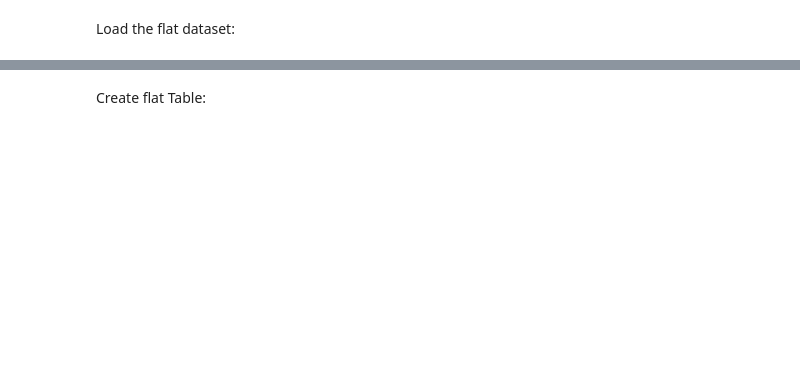
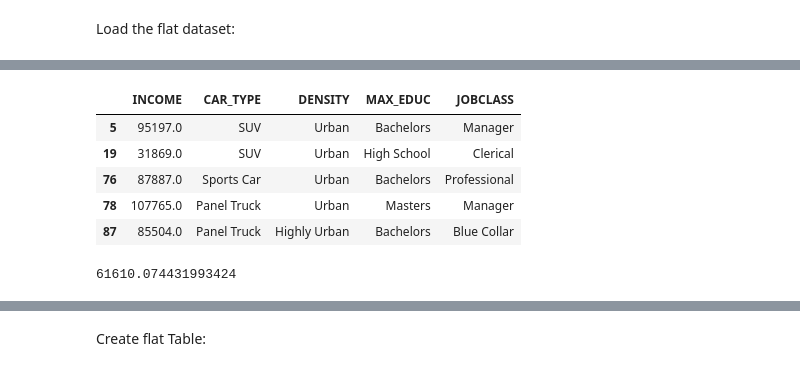
Before and after one commit to The-DigitalAcademy/claims_analysis, a Jupyter notebook: ImportData.ipynb, the cells around one changed output, grey strips where cells are left out. Saved outputs shown, nothing was run; the diff lists cells and outputs as text; code cells hidden in the pictures; blank space fills up the shorter version.

```diff
--- a/ImportData.ipynb
+++ b/ImportData.ipynb
@@ -150,0 +140,15 @@ data.shape
+# %%
+years_of_job = data['YOJ'] == 10
+YOJ_comparison = data[years_of_job][['INCOME', 'CAR_TYPE', 'DENSITY', 'MAX_EDUC','JOBCLASS']]
+YOJ_comparison.head()
+# %% [output]
+|  | INCOME | CAR_TYPE | DENSITY | MAX_EDUC | JOBCLASS |
+| 5 | 95197.0 | SUV | Urban | Bachelors | Manager |
+| 19 | 31869.0 | SUV | Urban | High School | Clerical |
+| 76 | 87887.0 | Sports Car | Urban | Bachelors | Professional |
+| 78 | 107765.0 | Panel Truck | Urban | Masters | Manager |
+| 87 | 85504.0 | Panel Truck | Highly Urban | Bachelors | Blue Collar |
+# %%
+data['INCOME'].mean()
+# %% [output]
+61610.074431993424
```
Also changed, not shown: parts of 33 cells of this notebook, 1 other file.
